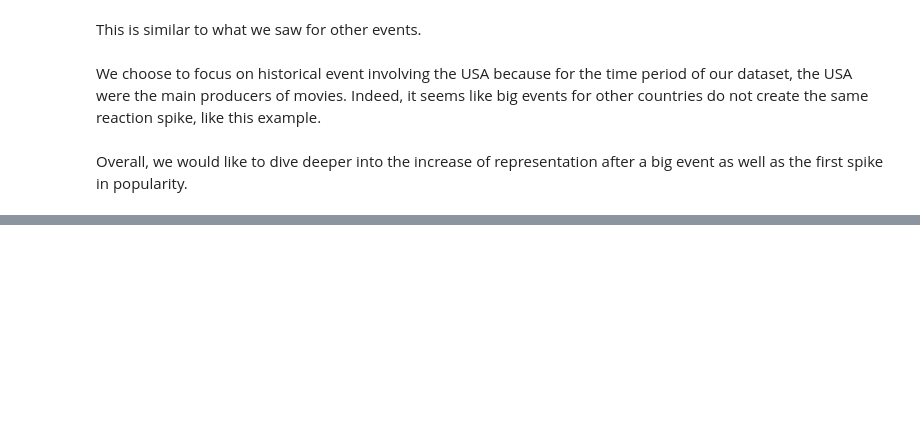
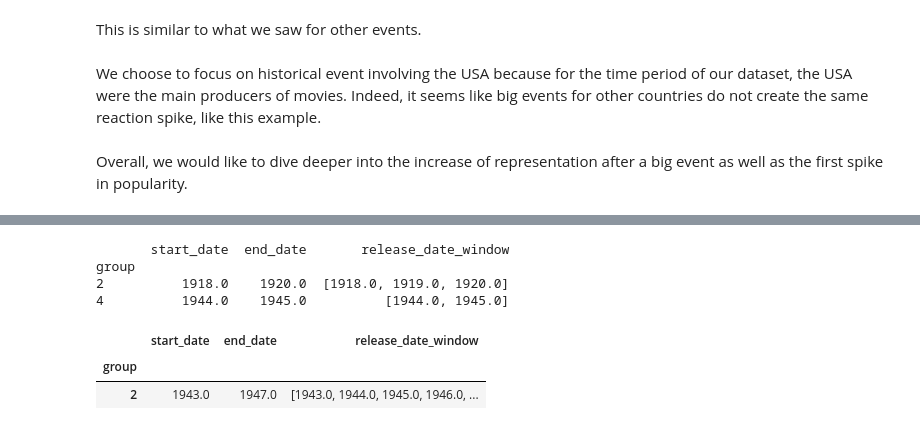
Before and after one commit to epfl-ada/ada-2023-project-padawans, a Jupyter notebook: Q3.ipynb, the cells around one changed output, grey strips where cells are left out. Cells and saved outputs as stored; diff of their text form; code cells hidden in the pictures; blank space fills up the shorter version.

```diff
--- a/Q3.ipynb
+++ b/Q3.ipynb
@@ -221,0 +464,61 @@ Overall, we would like to dive deeper into the increase of representation after
+# %%
+def get_anomalies_window(data_window):
+    from sklearn.ensemble import IsolationForest
+    from sklearn.preprocessing import StandardScaler
+    import numpy as np
+
+    window_size = 5
+
+    # Reshape data for the model
+    X = data_window['value'].values.reshape(-1, 1)
+
+    # Standardize the features
+    scaler = StandardScaler()
+    X_scaled = scaler.fit_transform(X)
+
+    # Fit the Isolation Forest model and get the anomaly score
+    model = IsolationForest(n_estimators=100, contamination=0.05, random_state=42)
+    model.fit(X_scaled)
+    scores = model.decision_function(X_scaled)
+
+    # Create a DataFrame for the scores
+    scores_df = pd.DataFrame(scores, index=data_window.index, columns=['score'])
+
+    # Calculate the rolling average of the scores
+    scores_df['rolling_score'] = scores_df['score'].rolling(window=window_size).mean()
+
+    # Define the threshold for anomalies
+    threshold = scores_df['rolling_score'].quantile(0.05)
+
+    # Detect if the rolling score is below the threshold
+    scores_df['anomaly_window'] = scores_df['rolling_score'] < threshold
+
+    # Identify consecutive anomalies and group them
+    scores_df['group'] = (scores_df['anomaly_window'] != scores_df['anomaly_window'].shift()).cumsum()
+    groups = scores_df[scores_df['anomaly_window']].groupby('group')
+
+    # Create a DataFrame to store the anomaly windows
+    anomaly_windows = pd.DataFrame({
+        'start_date': groups.apply(lambda x: data_window.loc[x.index, 'release_period'].min()),
+        'end_date': groups.apply(lambda x: data_window.loc[x.index, 'release_period'].max()),
+        'release_date_window': groups.apply(lambda x: data_window.loc[x.index, 'release_period'].tolist())
+    })
+
+    return anomaly_windows
+
+# Call the function with your data
+anomaly_windows = get_anomalies_window(d)
+print(anomaly_windows)
+# %% [output]
+       start_date  end_date       release_date_window
+group
+2          1918.0    1920.0  [1918.0, 1919.0, 1920.0]
+4          1944.0    1945.0          [1944.0, 1945.0]
+# %%
+d = get_relative_occurrences(df_sum, ethmerged, ['Japanese'], period=1)
+window_jap = get_anomalies_window(d)
+window_jap
+# %% [output]
+|  | start_date | end_date | release_date_window |
+| group |  |  |  |
+| 2 | 1943.0 | 1947.0 | [1943.0, 1944.0, 1945.0, 1946.0, ... |
```
Also changed, not shown: parts of 31 cells of this notebook.
